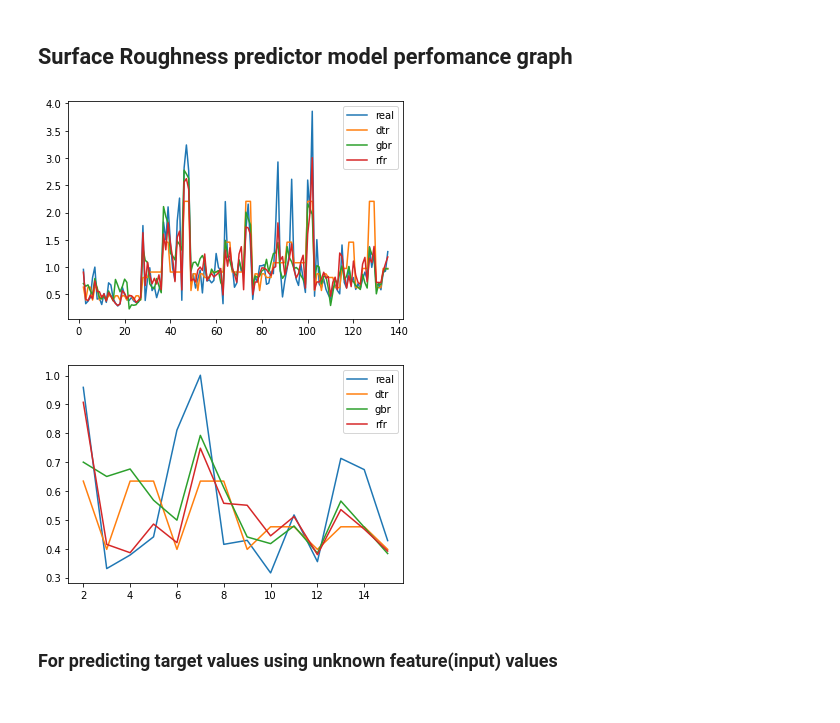
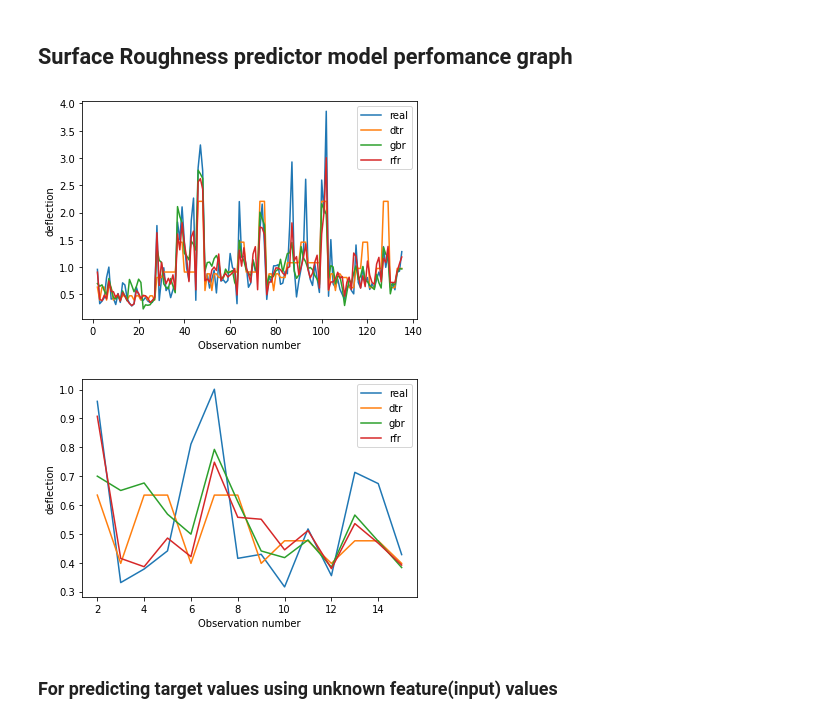
Before and after one commit to er-ssmohanty/graphene_proj, a Jupyter notebook: notebooks/Test_trained_models.ipynb, the cells around one changed output. Cells and saved outputs as stored; diff of their text form; code cells hidden in the pictures.

```diff
--- a/notebooks/Test_trained_models.ipynb
+++ b/notebooks/Test_trained_models.ipynb
@@ -139,24 +143,26 @@ Real value of RA is 0.959
 # %%
 #y_axis_mrr = [rfr_mrr_op,dtr_mrr_op,gbr_mrr_op,ann_mrr_op,real_mrr_op]
 a_ = 1
 b_ = 135
 b_ = b_+1
 rfr_ra_op = list(rfr_ra.predict(X.to_numpy()))[a_:b_]
 dtr_ra_op = list(dtr_ra.predict(X.to_numpy()))[a_:b_]
 gbr_ra_op = list(gbr_ra.predict(X.to_numpy()))[a_:b_]
 ann_ra_op = list(ann_sk_ra.predict(X.to_numpy()))[a_:b_]
 real_ra_op = list(Y2.to_numpy())[a_:b_]
 x_mrr = list(np.arange(1,136))[a_:b_]
 fig, ax = plt.subplots()
 
 ax.plot(x_mrr,real_ra_op,label= "real")
 ax.plot(x_mrr,dtr_ra_op,label = "dtr")
 ax.plot(x_mrr,gbr_ra_op,label = "gbr")
 ax.plot(x_mrr,rfr_ra_op,label = "rfr")
+plt.xlabel('Observation number')
+plt.ylabel('deflection')
 plt.legend()
 plt.show()
 # %% [output]
-[figure, old version]
+[figure, new version]
 # %%
 a_ = 1
 b_ = 14
@@ -173,10 +179,12 @@ ax.plot(x_mrr,real_ra_op,label= "real")
 ax.plot(x_mrr,dtr_ra_op,label = "dtr")
 ax.plot(x_mrr,gbr_ra_op,label = "gbr")
 ax.plot(x_mrr,rfr_ra_op,label = "rfr")
+plt.xlabel('Observation number')
+plt.ylabel('deflection')
 plt.legend()
 plt.show()
 # %% [output]
-[figure, old version]
+[figure, new version]
 # %% [markdown]
 ### For predicting target values using unknown feature(input) values
 # %%
```
Also changed, not shown: parts of 6 cells of this notebook.
